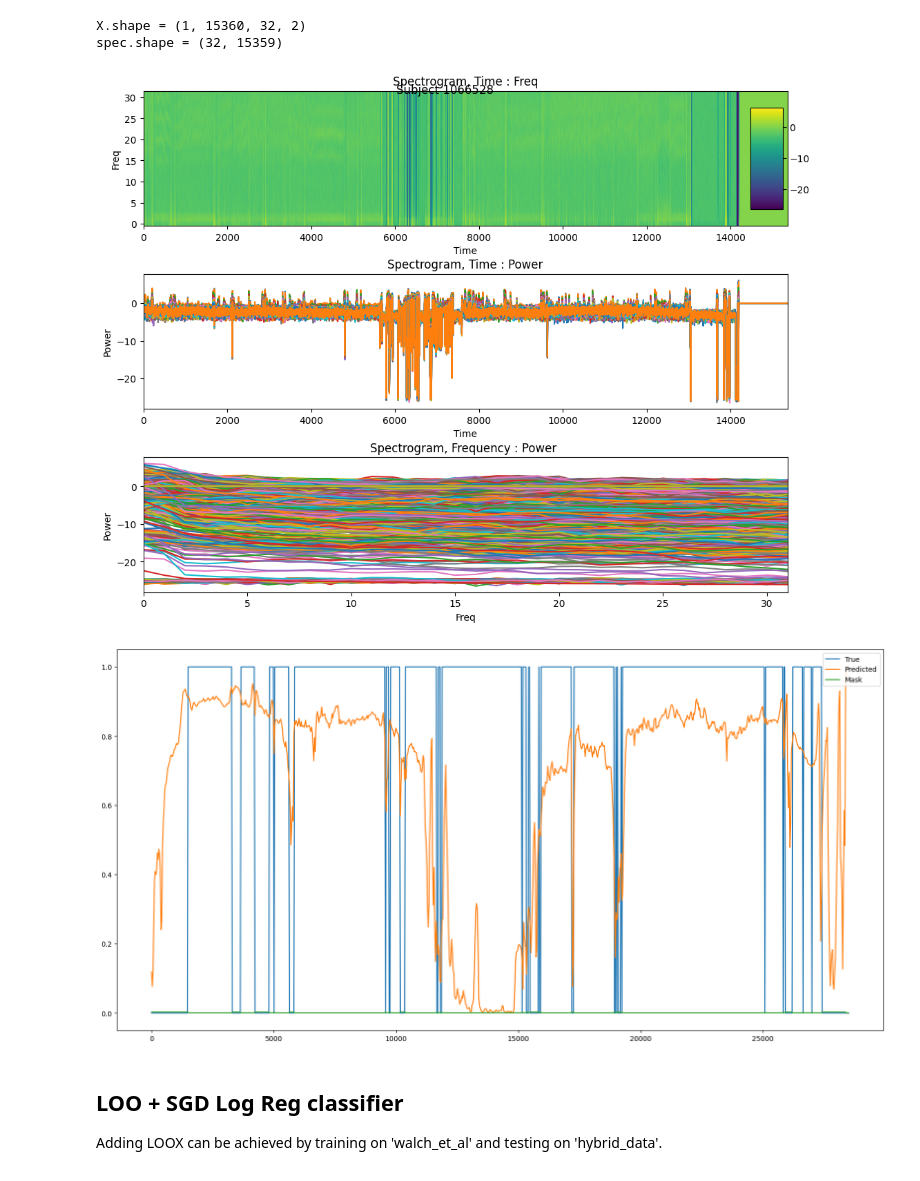
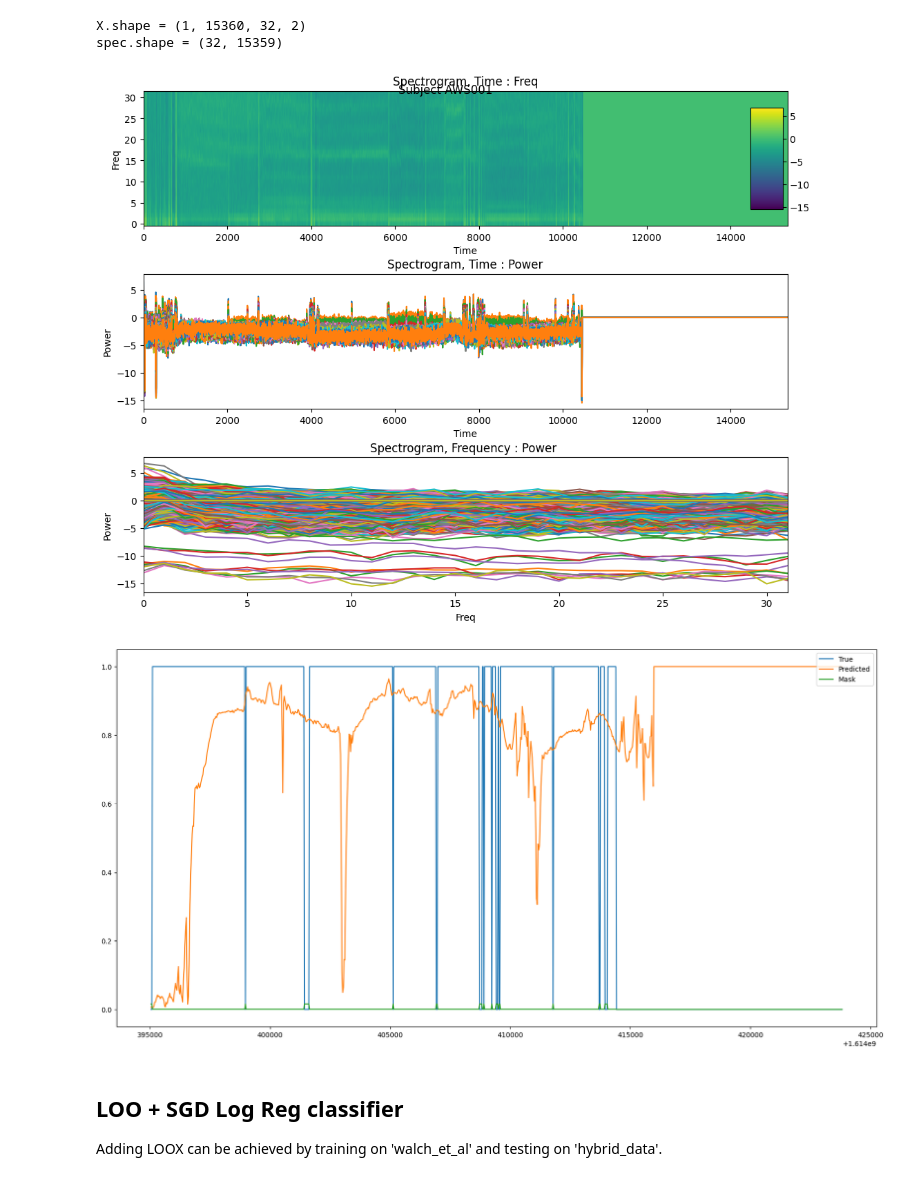
Before and after one commit to ftavella/pisces, a Jupyter notebook: analyses/disordered_sleepers.ipynb, the cells around one changed output. Cells and saved outputs as stored; diff of their text form; code cells hidden in the pictures.

```diff
--- a/analyses/disordered_sleepers.ipynb
+++ b/analyses/disordered_sleepers.ipynb
@@ -106,8 +107,7 @@ plot_scores_PDF(mo_aucs_disordered)
 import random
 
 
-w = sets['walch_et_al']
-(X, y), id  = mo_preprocessed_data_walch[1]
+(X, y), id  = mo_preprocessed_data_disordered[1]
 print("X.shape =", X.shape)
 spec = X[0, 1:, :, 0].T
 
@@ -168,17 +168,18 @@ def plot_predictions(evaluations, y_time, idx):
     ax.legend(loc='upper right')
 # %%
 index = 0
-_, id = mo_preprocessed_data_walch[index]
-psg = w.get_feature_data("psg", id)
+prepro_data = mo_preprocessed_data_disordered
+_, id = prepro_data[index]
+psg = disordered.get_feature_data("psg", id)
 psg_time = psg[:, 0].to_numpy()
 
-plot_spectrogram(mo_preprocessed_data_walch, index)
+plot_spectrogram(prepro_data, index)
 # broken now that evaluations_walch is a dict
 # think we want to just use
-plot_predictions(evaluations=evaluations_walch, y_time=psg_time, idx=id)
+plot_predictions(evaluations=evaluations_disordered, y_time=psg_time, idx=id)
 # %% [output]
-[figure, old version]
+[figure, new version]
-[figure, old version]
+[figure, new version]
 # %% [markdown]
 ## LOO + SGD Log Reg classifier
 Adding LOOX can be achieved by training on 'walch_et_al' and testing on 'hybrid_data'.
```
Also changed, not shown: parts of 8 cells of this notebook.
